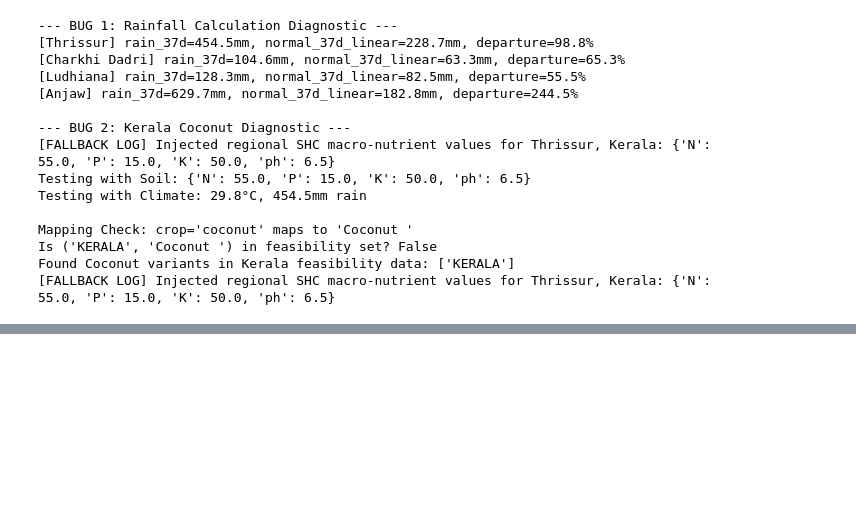
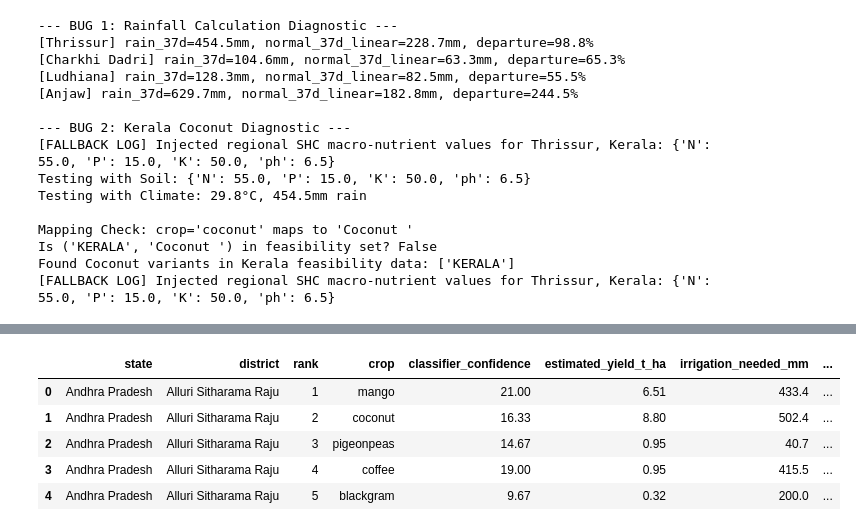
Before and after one commit to ravithreni02/AI-ML-INTERNSHIP, a Jupyter notebook: agrigenie.ipynb, the cells around one changed output, grey strips where cells are left out. Cells and saved outputs as stored; diff of their text form; code cells hidden in the pictures; blank space fills up the shorter version.

```diff
--- a/agrigenie.ipynb
+++ b/agrigenie.ipynb
@@ -5162,3 +5159,14 @@ if st.sidebar.button("🌾 Recommend", type="primary", use_container_width=True)
     st.success(f"**Top Pick: {res.iloc[0]['crop'].title()}** — {res.iloc[0]['xai_explanation']}")
 # %% [output]
 Overwriting app.py
+# %%
+import os
+
+# Inspect the first 100 lines of app.py to verify the mapping and logic consolidation
+if os.path.exists('app.py'):
+    with open('app.py', 'r') as f:
+        content = f.readlines()
+        print("--- Contents of app.py (First 100 lines) ---")
+        print("".join(content[:100]))
+else:
+    print('app.py not found in the current working directory.')
@@ -6358,3 +6393,78 @@ Validation complete. Saved 106 entries to /content/drive/MyDrive/AgriGenie/data/
 | 7 | Arunachal Pradesh | Anjaw | 3 | papaya | 19.00 | 23.08 | 0.0 | ... |
 | 8 | Arunachal Pradesh | Anjaw | 4 | orange | 9.00 | 7.63 | 0.0 | ... |
 | 9 | Assam | Darrang | 1 | papaya | 30.67 | 23.08 | 0.0 | ... |
+# %%
+import pandas as pd
+import numpy as np
+import os
+from google.colab import files
+
+# Alignment mappings for state names
+state_name_mapping = {
+    "JAMMU AND KASHMIR": "JAMMU & KASHMIR",
+    "ODISHA": "ORISSA",
+}
+
+def is_realistically_grown_updated(state, crop_label):
+    ds_crop_name = dataset_map_reverse.get(crop_label)
+    if ds_crop_name is None:
+        return True
+    state_key = state.upper().strip()
+    state_key = state_name_mapping.get(state_key, state_key)
+    return (state_key, ds_crop_name) in grown_in_state
+
+# Apply the patch
+import __main__
+__main__.is_realistically_grown = is_realistically_grown_updated
+
+all_results_detailed = []
+
+# Ensure soil_master_df is accessible
+soil_master_path = f"{PROJECT_DIR}/data/regional_soil_MASTER.csv"
+soil_master_df = pd.read_csv(soil_master_path)
+
+states_and_districts = {
+    state: list(soil_master_df[soil_master_df["State"] == state]["District"].unique())
+    for state in soil_master_df["State"].unique()
+}
+
+print(f"Processing export for {len(states_and_districts)} states...")
+
+for state, districts in states_and_districts.items():
+    district = districts[0]
+    try:
+        # FIX: The diagnostic check confirmed this returns ONLY result_df
+        result_df = multi_objective_recommend(
+            state=state, district=district, top_n=5
+        )
+
+        if isinstance(result_df, pd.DataFrame) and not result_df.empty:
+            for rank, row in result_df.iterrows():
+                all_results_detailed.append({
+                    "state": state,
+                    "district": district,
+                    "rank": rank + 1,
+                    "crop": row["crop"],
+                    "classifier_confidence": row["classifier_confidence"],
+                    "estimated_yield_t_ha": row.get("estimated_yield_t_ha"),
+                    "irrigation_needed_mm": row.get("irrigation_needed_mm"),
+                    "estimated_profit_inr_ha": row.get("estimated_profit_inr_ha"),
+                    "regionally_grown": row.get("regionally_grown"),
+                    "multi_objective_score": row.get("multi_objective_score")
+                })
+        else:
+            all_results_detailed.append({"state": state, "district": district, "crop": "NO_RECOMMENDATIONS"})
+
+    except Exception as e:
+        all_results_detailed.append({"state": state, "district": district, "crop": f"ERROR: {str(e)}"})
+
+export_df = pd.DataFrame(all_results_detailed)
+output_path_final = f"{PROJECT_DIR}/data/all_states_recommendations_v3.csv"
+export_df.to_csv(output_path_final, index=False)
+
+print(f"Export complete. Saved {len(export_df)} entries to {output_path_final}.")
+display(export_df.head())
+
+# Trigger download
+files.download(output_path_final)
+# %% [output]
@@ -6360,0 +6488,6 @@ Validation complete. Saved 106 entries to /content/drive/MyDrive/AgriGenie/data/
+|  | state | district | rank | crop | classifier_confidence | estimated_yield_t_ha | irrigation_needed_mm | ... |
+| 0 | Andhra Pradesh | Alluri Sitharama Raju | 1 | mango | 21.00 | 6.51 | 433.4 | ... |
+| 1 | Andhra Pradesh | Alluri Sitharama Raju | 2 | coconut | 16.33 | 8.80 | 502.4 | ... |
+| 2 | Andhra Pradesh | Alluri Sitharama Raju | 3 | pigeonpeas | 14.67 | 0.95 | 40.7 | ... |
+| 3 | Andhra Pradesh | Alluri Sitharama Raju | 4 | coffee | 19.00 | 0.95 | 415.5 | ... |
+| 4 | Andhra Pradesh | Alluri Sitharama Raju | 5 | blackgram | 9.67 | 0.32 | 200.0 | ... |
```
Also changed, not shown: parts of 6 cells of this notebook.
